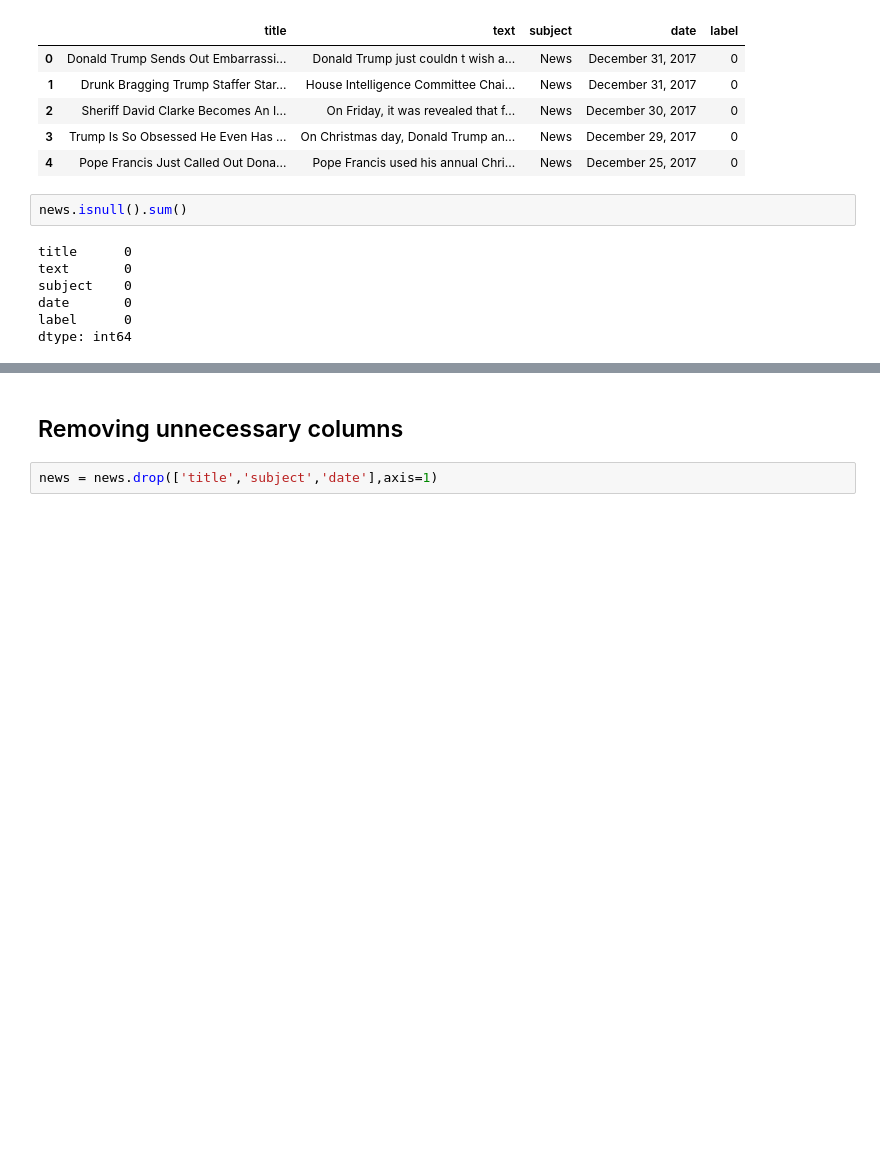
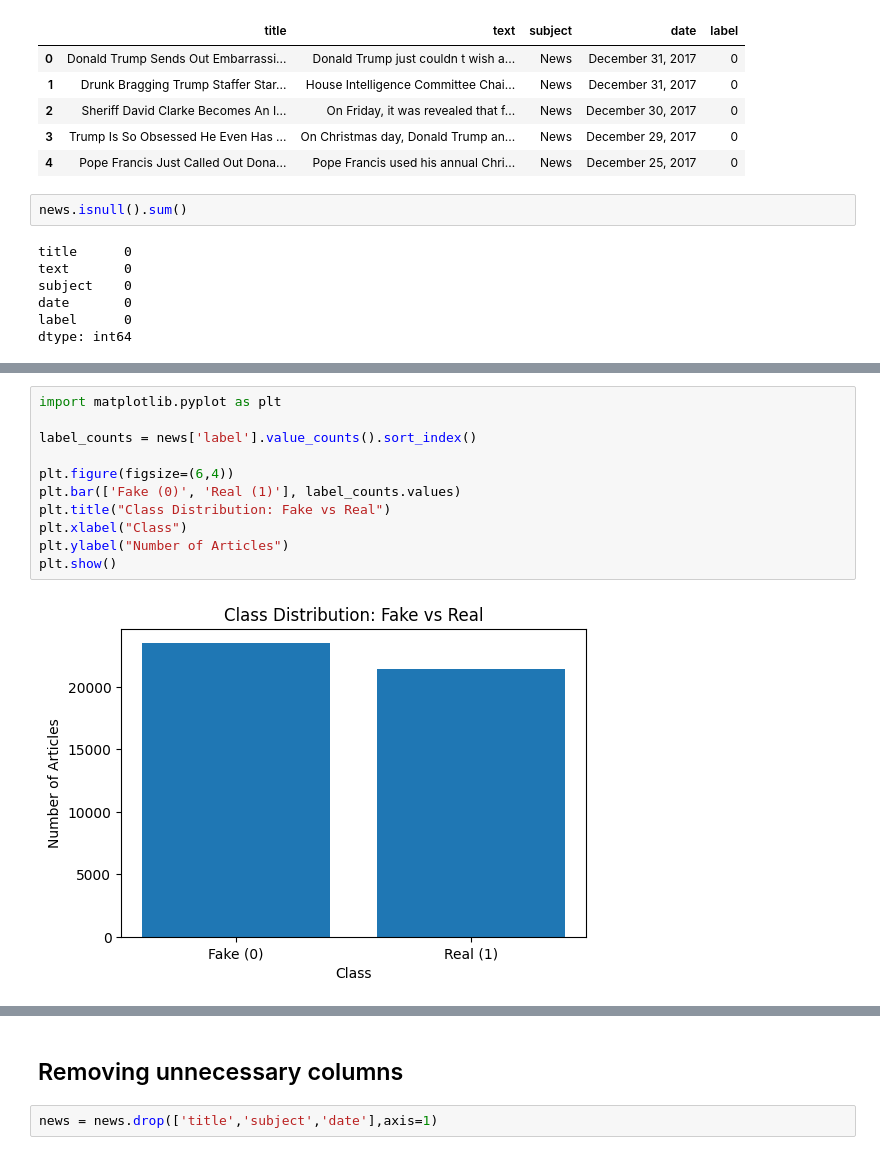
Before and after one commit to Subin-769/Fake-News-Detection, a Jupyter notebook: Fake News Detection.ipynb, the cells around one changed output, grey strips where cells are left out. Saved outputs shown, nothing was run; the diff lists cells and outputs as text; blank space fills up the shorter version.

```diff
--- a/Fake News Detection.ipynb
+++ b/Fake News Detection.ipynb
@@ -53,0 +81,13 @@ dtype: int64
+# %%
+import matplotlib.pyplot as plt
+
+label_counts = news['label'].value_counts().sort_index()
+
+plt.figure(figsize=(6,4))
+plt.bar(['Fake (0)', 'Real (1)'], label_counts.values)
+plt.title("Class Distribution: Fake vs Real")
+plt.xlabel("Class")
+plt.ylabel("Number of Articles")
+plt.show()
+# %% [output]
+[figure, added]
```
Also changed, not shown: parts of 54 cells of this notebook.
